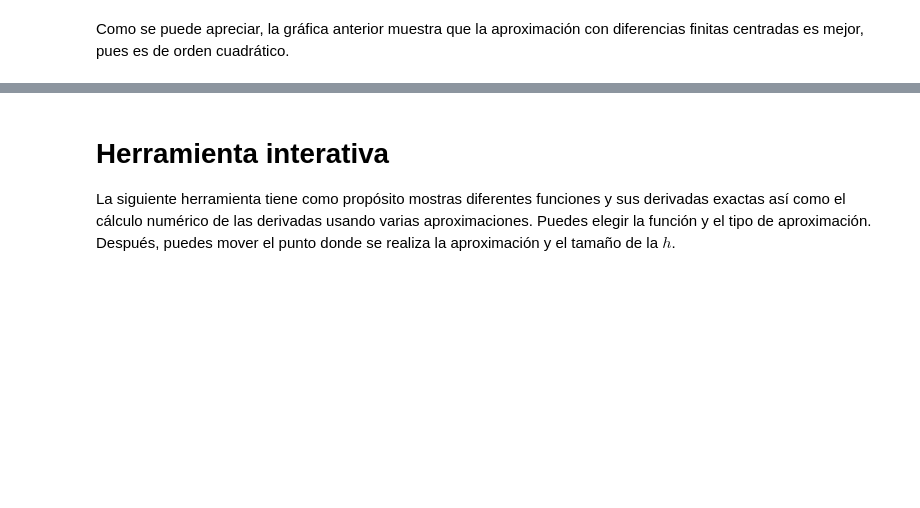
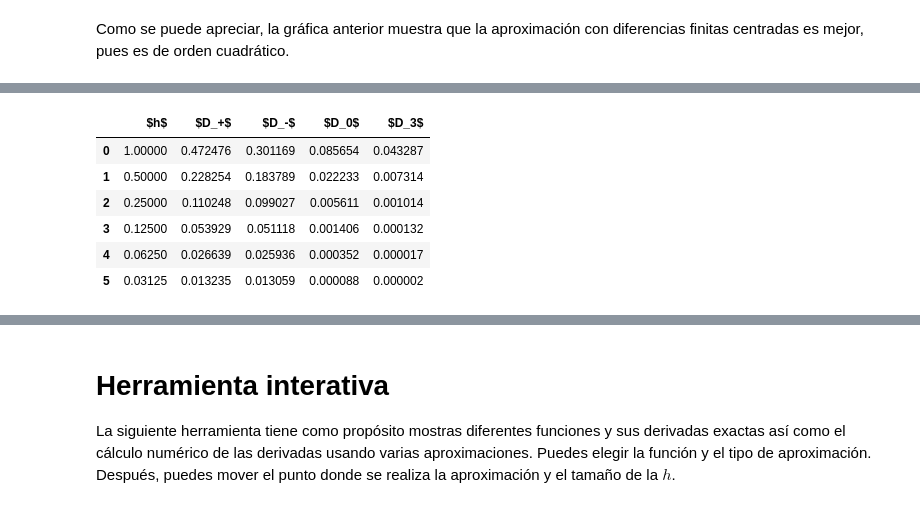
Before and after one commit to octasam/GeoMaC, a Jupyter notebook: DerivadasNumericas/01_DerivadasNumericas-Ejercicios_en_Clase.ipynb, the cells around one changed output, grey strips where cells are left out. Drawn from its saved outputs; the diff is of its cells as text; code cells hidden in the pictures; blank space fills up the shorter version.

```diff
--- a/DerivadasNumericas/01_DerivadasNumericas-Ejercicios_en_Clase.ipynb
+++ b/DerivadasNumericas/01_DerivadasNumericas-Ejercicios_en_Clase.ipynb
@@ -201,0 +237,16 @@ Al final de este ejercicio se debe obtener un gráfico similar al de la siguient
+# %%
+# Calculamos el error entre la derivada exacta y la derivada numérica:
+e3 = np.fabs( np.cos(x) - D3(np.sin,x,h) )
+
+# Metemos la información de h y del error en un Dataframe y mostramos el resultado:
+Error = pd.DataFrame(np.array([h,ef,eb,ec,e3]).transpose(),
+                     columns=['$h$','$D_+$', '$D_-$','$D_0$','$D_3$'])
+Error
+# %% [output]
+|  | $h$ | $D_+$ | $D_-$ | $D_0$ | $D_3$ |
+| 0 | 1.00000 | 0.472476 | 0.301169 | 0.085654 | 0.043287 |
+| 1 | 0.50000 | 0.228254 | 0.183789 | 0.022233 | 0.007314 |
+| 2 | 0.25000 | 0.110248 | 0.099027 | 0.005611 | 0.001014 |
+| 3 | 0.12500 | 0.053929 | 0.051118 | 0.001406 | 0.000132 |
+| 4 | 0.06250 | 0.026639 | 0.025936 | 0.000352 | 0.000017 |
+| 5 | 0.03125 | 0.013235 | 0.013059 | 0.000088 | 0.000002 |
```
Also changed, not shown: parts of 10 cells of this notebook, 4 other files.
